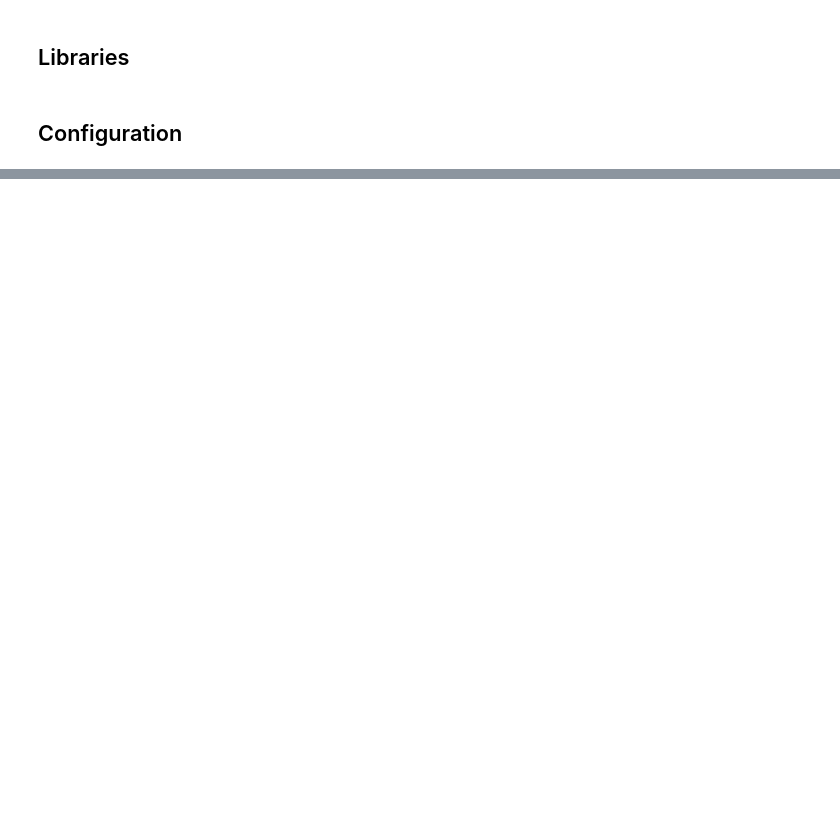
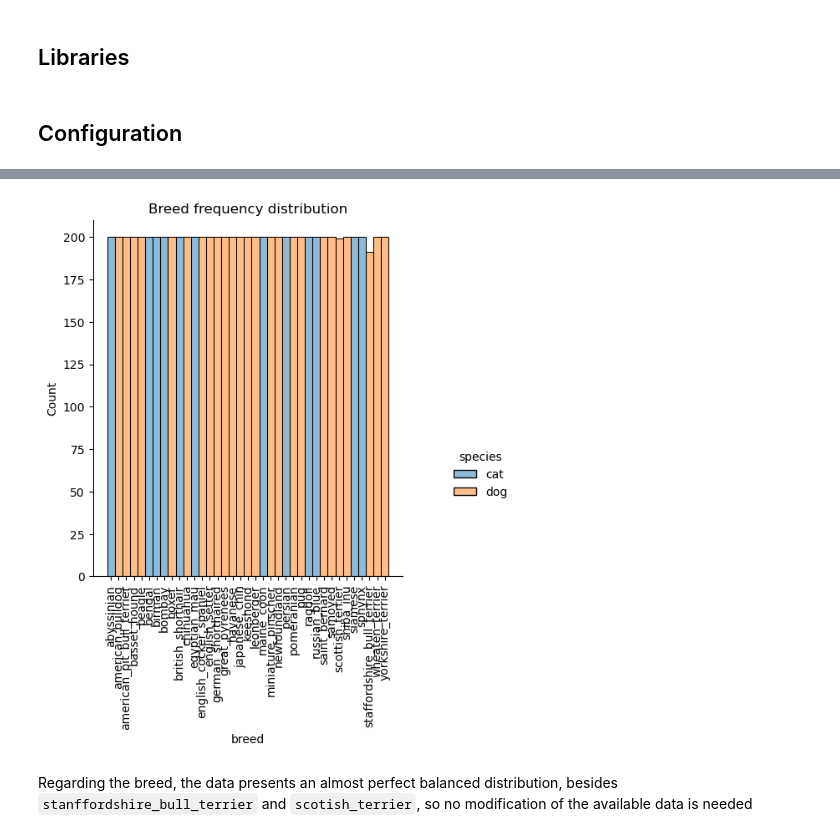
Before and after one commit to Zygmut/AA_Practica2, a Jupyter notebook: src/assesment_2.ipynb, the cells around one changed output, grey strips where cells are left out. Drawn from its saved outputs; the diff is of its cells as text; code cells hidden in the pictures; blank space fills up the shorter version.

```diff
--- a/src/assesment_2.ipynb
+++ b/src/assesment_2.ipynb
@@ -81,0 +123,9 @@ images = [
+# %%
+sns.displot(data=labels, x="breed", hue="species")
+plt.title("Breed frequency distribution")
+plt.xticks(rotation=90)
+plt.show()
+# %% [output]
+[figure, added]
+# %% [markdown]
+Regarding the breed, the data presents an almost perfect balanced distribution, besides `stanffordshire_bull_terrier` and `scotish_terrier`, so no modification of the available data is needed
```
Also changed, not shown: parts of 22 cells of this notebook, 3 other files.
